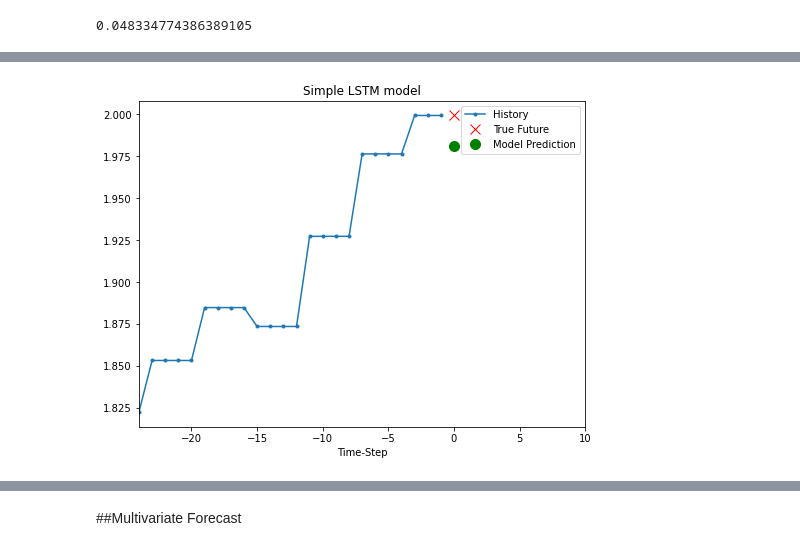
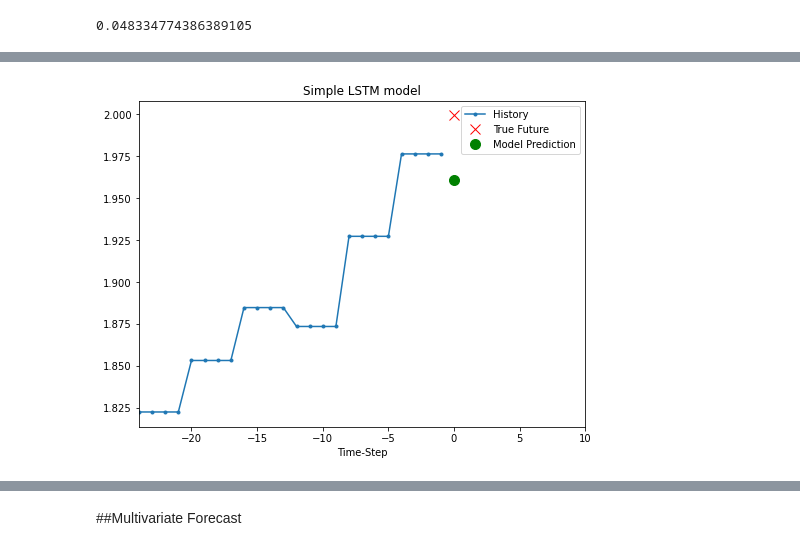
Before and after one commit to brady256/RNNProject, a Jupyter notebook: RNNProj.ipynb, the cells around one changed output, grey strips where cells are left out. Saved outputs shown, nothing was run; the diff lists cells and outputs as text; code cells hidden in the pictures.

Commit message:
Add files via upload
Fixed a plotting error.

```diff
--- a/RNNProj.ipynb
+++ b/RNNProj.ipynb
@@ -188,6 +188,8 @@ Epoch 10/10
 #This is not very good
 #Could try more training or playing with val interval, epochs
 
-show_plot([x[0].numpy(), y[0].numpy(),
-                    model.predict(x)[0]], 0, 'Simple RNN model')
+for x, y in val_univariate.take(1):
+  plot = show_plot([x[0].numpy(), y[0].numpy(),
+                    model.predict(x)[0]], 0, 'Simple LSTM model')
+  plot.show()
 # %% [output]
@@ -206,13 +205,13 @@ y_train_uni.shape
 # %%
-model = keras.models.Sequential([
-    keras.layers.Conv1D(filters=20, kernel_size=4, strides=2, padding="valid",
-                        input_shape=[None, 1]),
-    keras.layers.GRU(20, return_sequences=True),
-    keras.layers.GRU(20, return_sequences=True),
-    keras.layers.TimeDistributed(keras.layers.Dense(10))
-])
+# model = keras.models.Sequential([
+#     keras.layers.Conv1D(filters=20, kernel_size=4, strides=2, padding="valid",
+#                         input_shape=[None, 1]),
+#     keras.layers.GRU(20, return_sequences=True),
+#     keras.layers.GRU(20, return_sequences=True),
+#     keras.layers.TimeDistributed(keras.layers.Dense(10))
+# ])
 
-model.compile(loss="mse", optimizer="adam", metrics=[last_time_step_mse])
+# model.compile(loss="mse", optimizer="adam", metrics=[last_time_step_mse])
 
-model.fit(x_train_uni, y_train_uni[:, 3::2], epochs=20,
-                    validation_data=(x_val_uni, y_val_uni[:, 3::2]))
+# model.fit(x_train_uni, y_train_uni[:, 3::2], epochs=20,
+#                     validation_data=(x_val_uni, y_val_uni[:, 3::2]))
@@ -256,6 +253,8 @@ Epoch 20/20
 <tensorflow.python.keras.callbacks.History at 0x...>
 # %%
 #This is a reasonable prediction and can imporove with more training
-show_plot([x[3].numpy(), y[3].numpy(),
-                     simple_lstm_model.predict(x)[3]], 0, 'Simple LSTM model')
+for x, y in val_univariate.take(1):
+  plot = show_plot([x[0].numpy(), y[0].numpy(),
+                    simple_lstm_model.predict(x)[0]], 0, 'Simple LSTM model')
+  plot.show()
 # %% [output]
@@ -263,4 +261,4 @@ show_plot([x[3].numpy(), y[3].numpy(),
-[figure, old version]
+[figure, new version]
 # %%
 #If you look at the data below you will see that there is no value that is lower than the previous value
 #So it seems like the model is not able to predict the small dips at any time that would define a recession.
```
Also changed, not shown: parts of 15 cells of this notebook.
